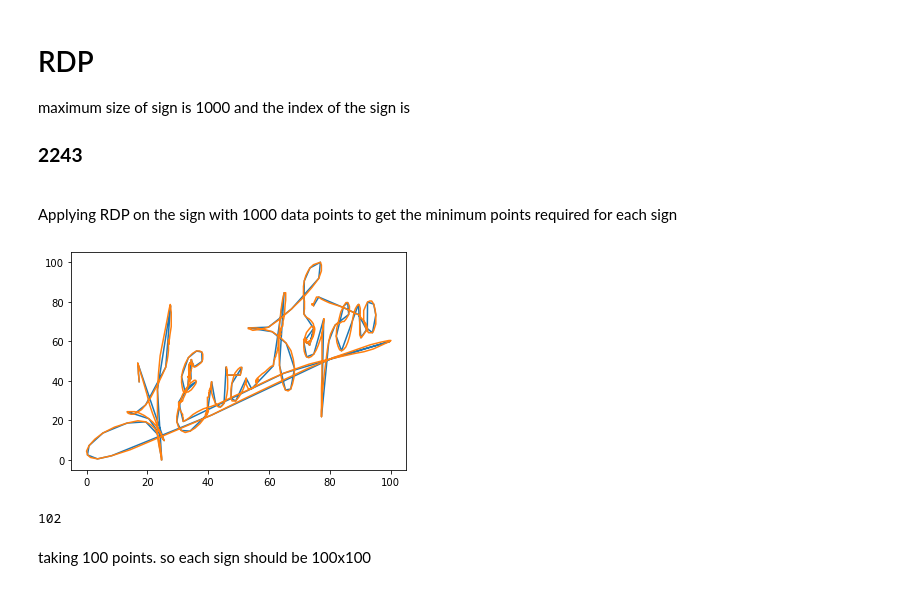
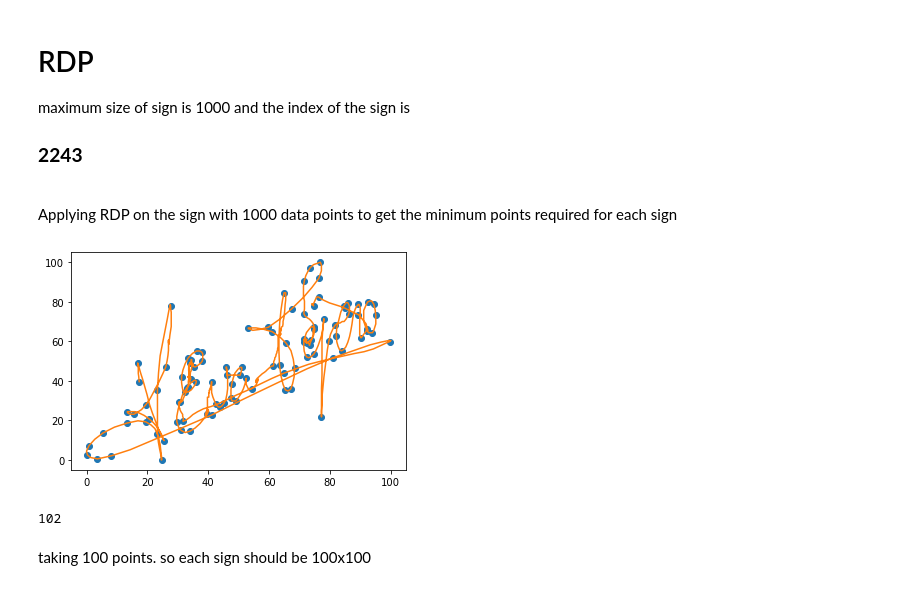
Before and after one commit to k-pratyush/online-signature-verification, a Jupyter notebook: Sign_clean.ipynb, the cells around one changed output. Drawn from its saved outputs; the diff is of its cells as text; code cells hidden in the pictures.

```diff
--- a/Sign_clean.ipynb
+++ b/Sign_clean.ipynb
@@ -55,21 +55,21 @@ from rdp import rdp
 # %%
 #i = 9
 #plt.plot(df.X[i],df.Y[i])
 def rdpp(x,y,e=1.3):
     l =zip(x,y)
     l=np.array(list(l))
     #change epsilon for more/less points.
     sc = rdp(l,epsilon = e)
 
-    plt.plot(sc[:,0],sc[:,1])
+    plt.plot(sc[:,0],sc[:,1],'o')
 
     plt.plot(x,y)
 
     plt.show()
     print(len(sc))
 rdpp(df.X[2243],df.Y[2243])
 # %% [output]
-[figure, old version]
+[figure, new version]
 102
 # %% [markdown]
 taking 100 points. so each sign should be 100x100
```
Also changed, not shown: parts of 28 cells of this notebook.
